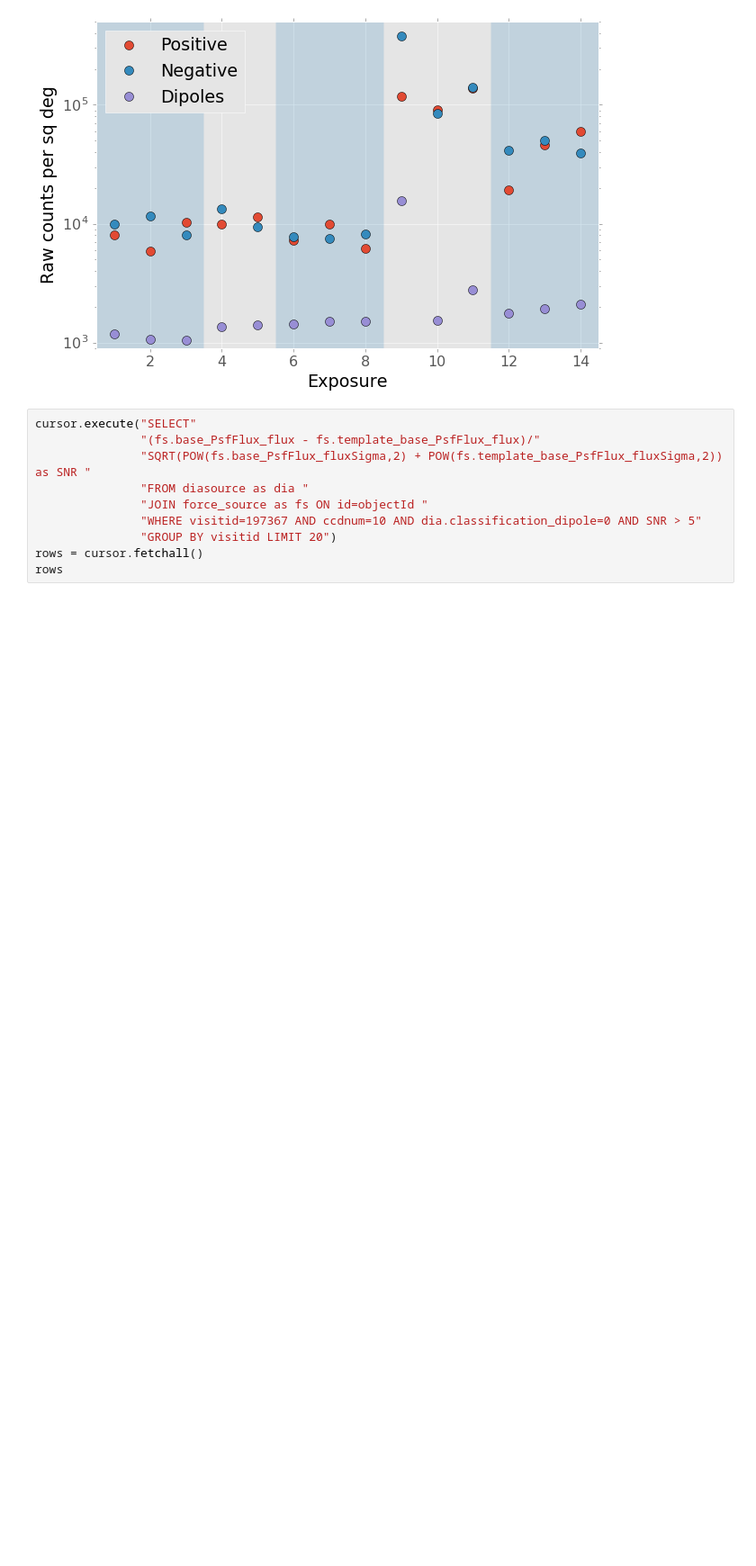
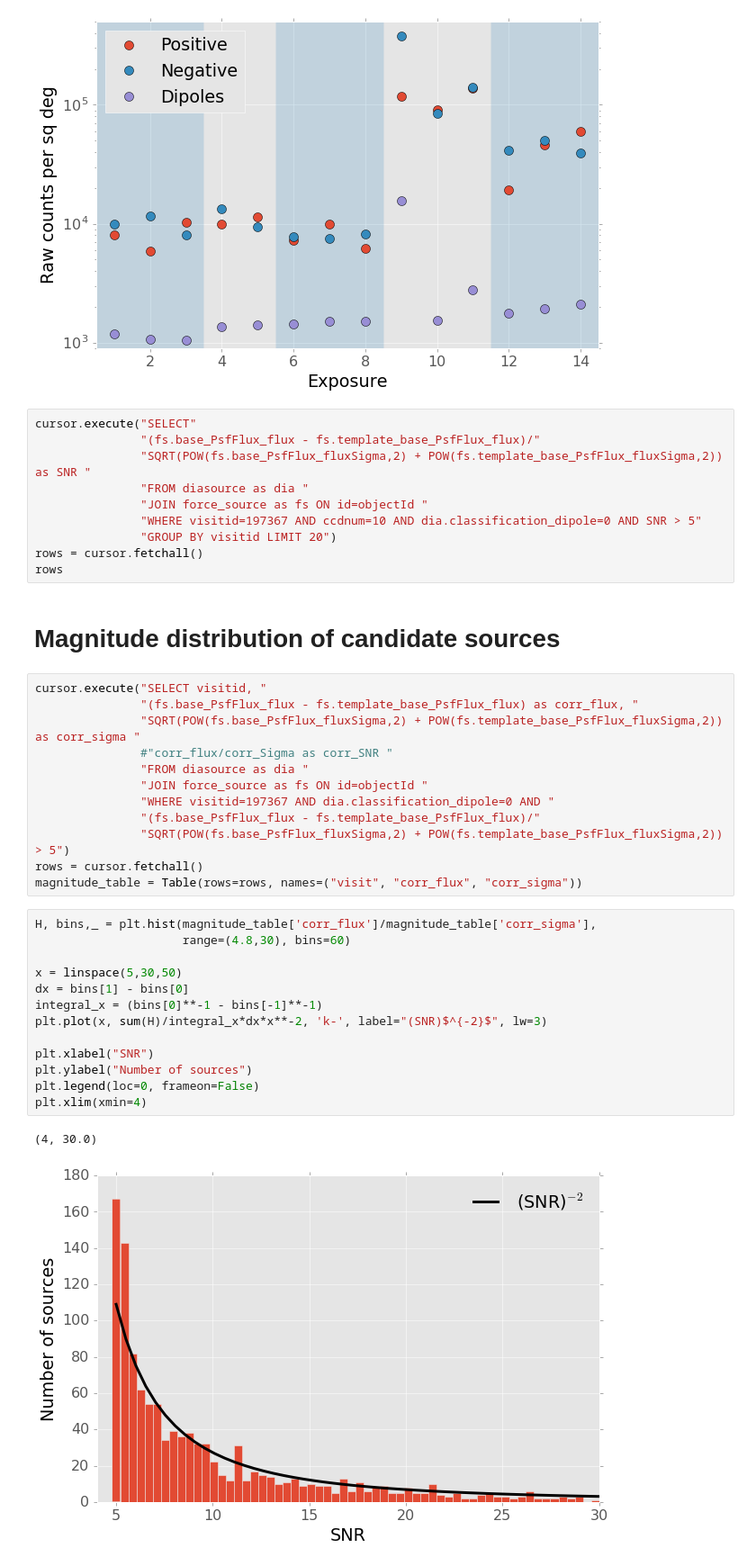
Before and after one commit to lsst-dm/dmtn-006, a Jupyter notebook: notebooks/force_phot_sql.ipynb, the cells around one changed output. Shown: that part at 90% size. Cells and saved outputs as stored; diff of their text form; blank space fills up the shorter version.

Commit message:
Measure flux distribution of candidate moving objects.

```diff
--- a/notebooks/force_phot_sql.ipynb
+++ b/notebooks/force_phot_sql.ipynb
@@ -353,3 +353,34 @@ cursor.execute("SELECT"
                "GROUP BY visitid LIMIT 20")
 rows = cursor.fetchall()
 rows
+# %% [markdown]
+Magnitude distribution of candidate sources
+==============
+# %%
+cursor.execute("SELECT visitid, "
+               "(fs.base_PsfFlux_flux - fs.template_base_PsfFlux_flux) as corr_flux, "
+               "SQRT(POW(fs.base_PsfFlux_fluxSigma,2) + POW(fs.template_base_PsfFlux_fluxSigma,2)) as corr_sigma "
+               #"corr_flux/corr_Sigma as corr_SNR "
+               "FROM diasource as dia "
+               "JOIN force_source as fs ON id=objectId "
+               "WHERE visitid=197367 AND dia.classification_dipole=0 AND "
+               "(fs.base_PsfFlux_flux - fs.template_base_PsfFlux_flux)/"
+               "SQRT(POW(fs.base_PsfFlux_fluxSigma,2) + POW(fs.template_base_PsfFlux_fluxSigma,2)) > 5")
+rows = cursor.fetchall()
+magnitude_table = Table(rows=rows, names=("visit", "corr_flux", "corr_sigma"))
+# %%
+H, bins,_ = plt.hist(magnitude_table['corr_flux']/magnitude_table['corr_sigma'],
+                     range=(4.8,30), bins=60)
+
+x = linspace(5,30,50)
+dx = bins[1] - bins[0]
+integral_x = (bins[0]**-1 - bins[-1]**-1)
+plt.plot(x, sum(H)/integral_x*dx*x**-2, 'k-', label="(SNR)$^{-2}$", lw=3)
+
+plt.xlabel("SNR")
+plt.ylabel("Number of sources")
+plt.legend(loc=0, frameon=False)
+plt.xlim(xmin=4)
+# %% [output]
+(4, 30.0)
+[figure, added]
```
Also changed, not shown: parts of 1 cell of this notebook.
